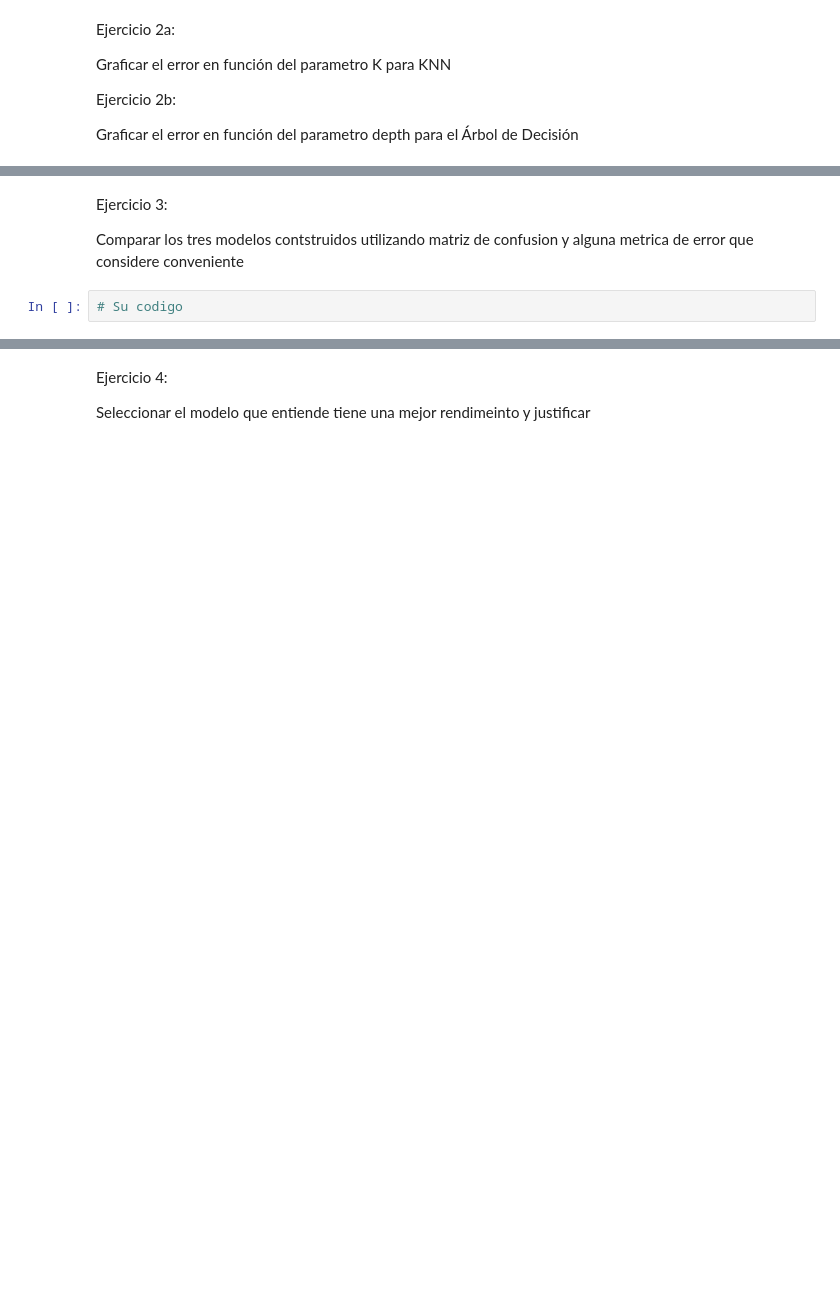
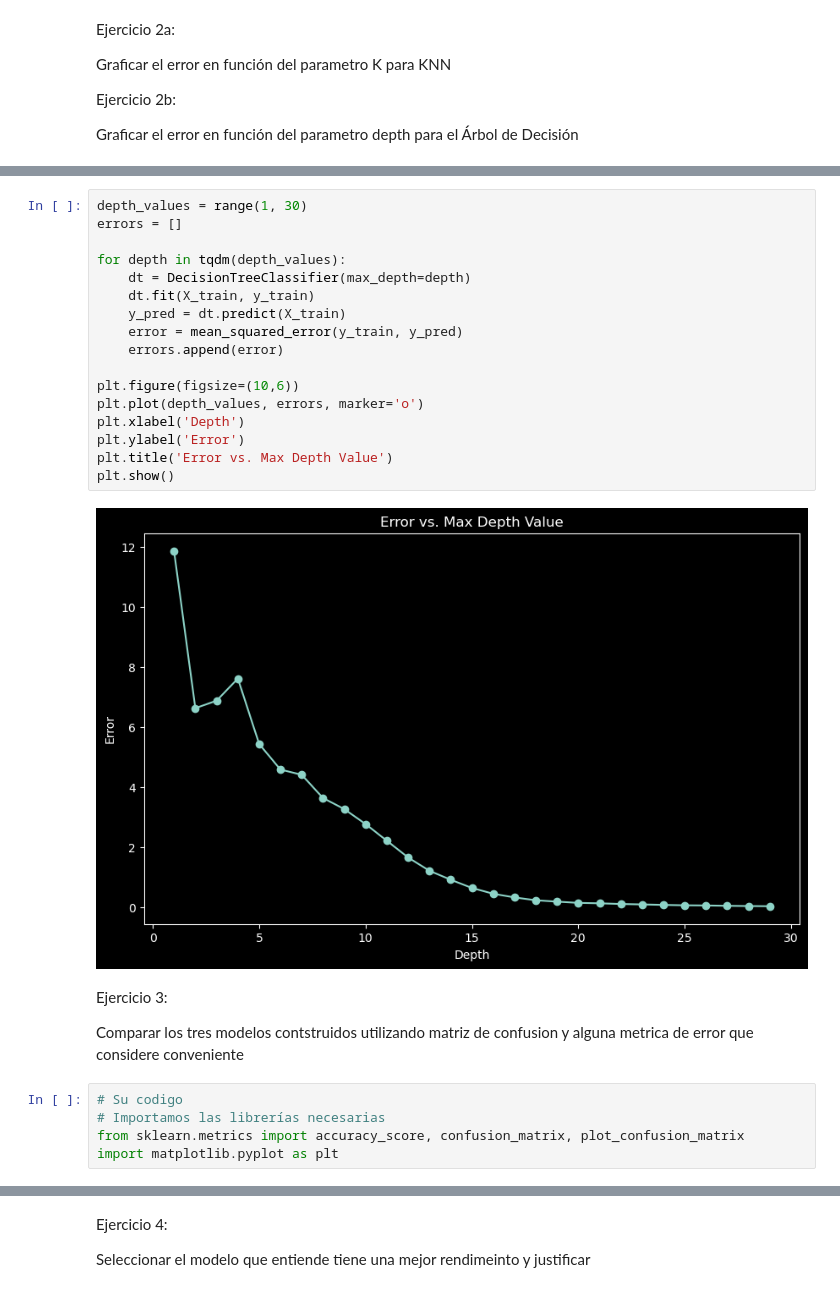
Before and after one commit to BRJoaquin/ia-obsidian, a Jupyter notebook: Machine Learning para IA/Practico/Entrega 3: Clasificacion/Entrega_3_Clasificacion.ipynb, the cells around one changed output, grey strips where cells are left out. Drawn from its saved outputs; the diff is of its cells as text; blank space fills up the shorter version.

```diff
--- a/Machine Learning para IA/Practico/Entrega 3: Clasificacion/Entrega_3_Clasificacion.ipynb
+++ b/Machine Learning para IA/Practico/Entrega 3: Clasificacion/Entrega_3_Clasificacion.ipynb
@@ -153,6 +261,28 @@ Graficar el error en función del parametro depth para el Árbol de Decisión
+# %%
+depth_values = range(1, 30)
+errors = []
+
+for depth in tqdm(depth_values):
+    dt = DecisionTreeClassifier(max_depth=depth)
+    dt.fit(X_train, y_train)
+    y_pred = dt.predict(X_train)
+    error = mean_squared_error(y_train, y_pred)
+    errors.append(error)
+
+plt.figure(figsize=(10,6))
+plt.plot(depth_values, errors, marker='o')
+plt.xlabel('Depth')
+plt.ylabel('Error')
+plt.title('Error vs. Max Depth Value')
+plt.show()
+# %% [output]
+[figure, added]
 # %% [markdown]
 Ejercicio 3:
 
 Comparar los tres modelos contstruidos utilizando matriz de confusion y alguna metrica de error que considere conveniente
-# %%
-# Su codigo
+# %%
+# Su codigo
+# Importamos las librerías necesarias
+from sklearn.metrics import accuracy_score, confusion_matrix, plot_confusion_matrix
+import matplotlib.pyplot as plt
```
Also changed, not shown: parts of 15 cells of this notebook, 1 other file.
